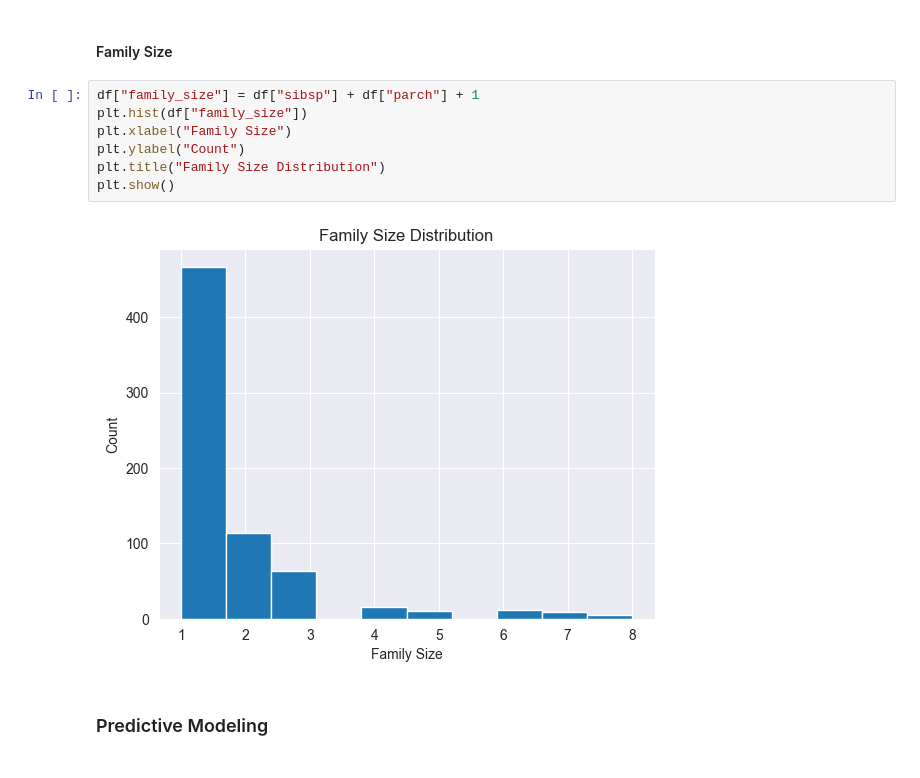
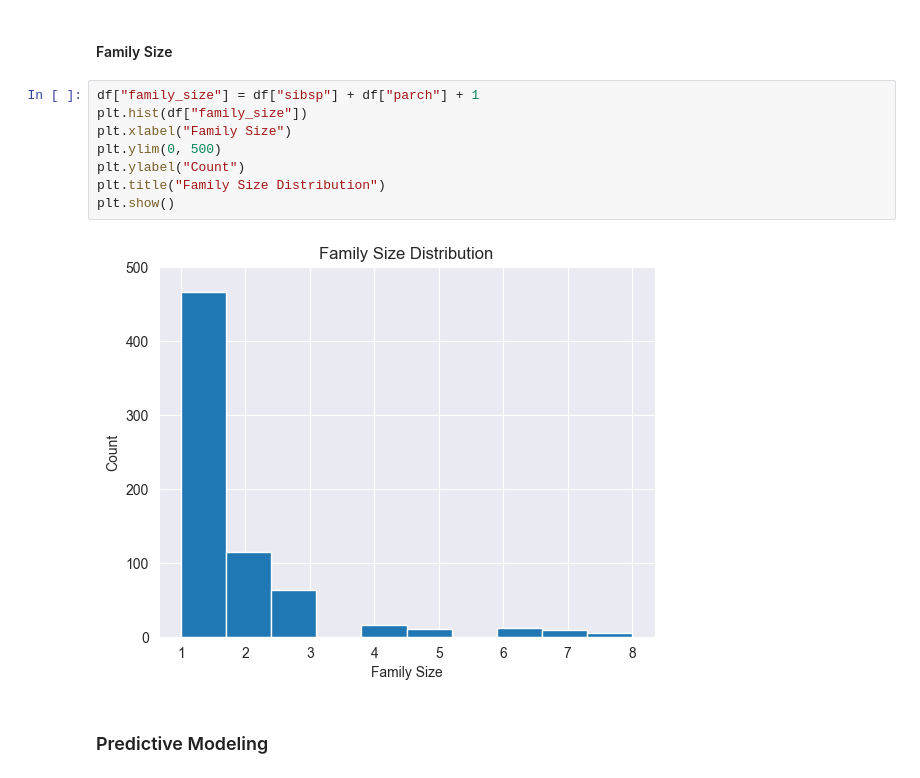
Before and after one commit to ishahzaibkhan/titanic_seaborn, a Jupyter notebook: main.ipynb, the cells around one changed output. Drawn from its saved outputs; the diff is of its cells as text.

```diff
--- a/main.ipynb
+++ b/main.ipynb
@@ -342,12 +368,13 @@ plt.show()
 # %%
 df["family_size"] = df["sibsp"] + df["parch"] + 1
 plt.hist(df["family_size"])
 plt.xlabel("Family Size")
+plt.ylim(0, 500)
 plt.ylabel("Count")
 plt.title("Family Size Distribution")
 plt.show()
 # %% [output]
-[figure, old version]
+[figure, new version]
 # %% [markdown]
 ### Predictive Modeling
 # %%
```
Also changed, not shown: parts of 16 cells of this notebook.
